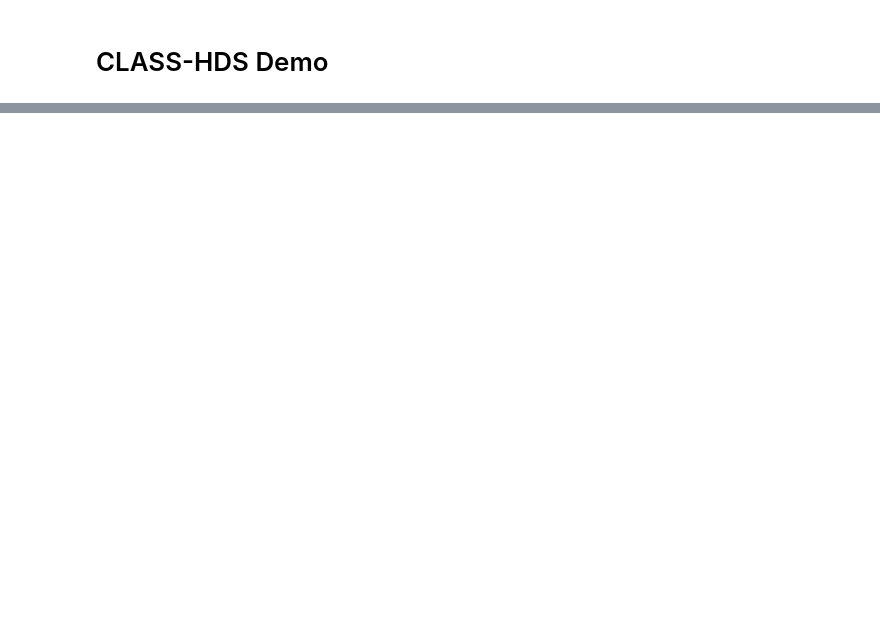
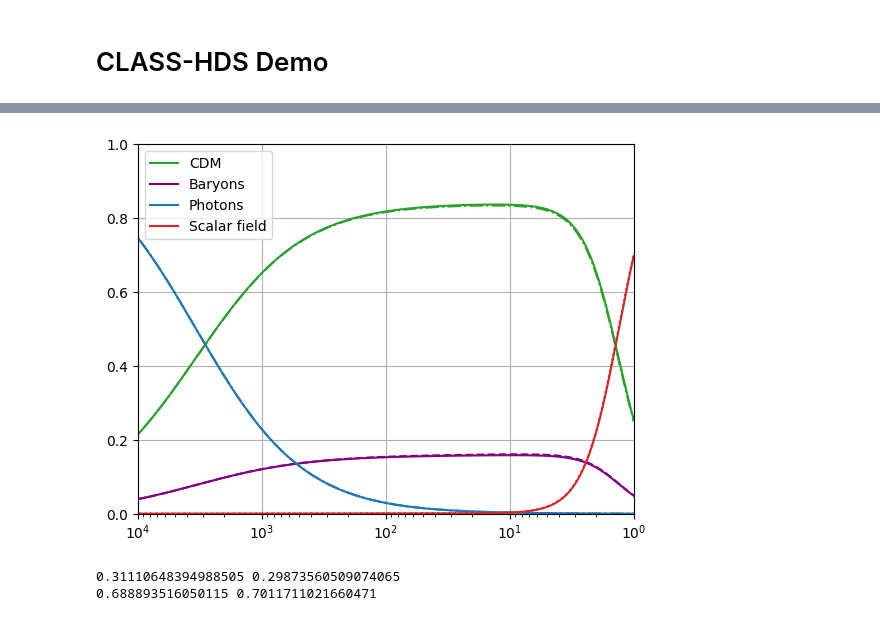
Before and after one commit to joaoreboucas1/class_hds, a Jupyter notebook: notebooks/demo.ipynb, the cells around one changed output, grey strips where cells are left out. Cells and saved outputs as stored; diff of their text form; code cells hidden in the pictures; blank space fills up the shorter version.

```diff
--- a/notebooks/demo.ipynb
+++ b/notebooks/demo.ipynb
@@ -51,2 +74,31 @@ plt.legend()
+# %%
+z, rho_cdm_8, rho_b_8, rho_r_8, rho_scf_8, rho_tot_8 = get_densities_from_bg(bg_8)
+z, rho_cdm_10, rho_b_10, rho_r_10, rho_scf_10, rho_tot_10 = get_densities_from_bg(bg_10)
+
+plt.semilogx(1+z, rho_cdm_10/rho_tot_10, color="tab:green", label="CDM")
+plt.semilogx(1+z, rho_cdm_8/rho_tot_8, color="tab:green", ls="-.")
+plt.semilogx(1+z, rho_b_10/rho_tot_10, color="purple", label="Baryons")
+plt.semilogx(1+z, rho_b_8/rho_tot_8, color="purple", ls="--")
+plt.semilogx(1+z, rho_r_10/rho_tot_10, color="tab:blue", label="Photons")
+plt.semilogx(1+z, rho_r_8/rho_tot_8, color="tab:blue", ls="-.")
+plt.semilogx(1+z, rho_scf_10/rho_tot_10, color="tab:red", label="Scalar field")
+plt.semilogx(1+z, rho_scf_8/rho_tot_8, color="tab:red", ls=":")
+plt.xlim([1e4, 1])
+plt.ylim([0, 1])
+plt.legend()
+plt.grid()
+# %% [output]
+[figure, added]
+# %%
+z, f_cdm, f_b, f_r, f_scf = get_fractions_from_bg(bg_8)
+omega_m = (0.022 + 0.12)/(0.6756)**2
+omega_scf = 1 - omega_m
+actual_omega_m = f_cdm[-1] + f_b[-1]
+actual_omega_scf = f_scf[-1]
+print(omega_m, actual_omega_m)
+print(omega_scf, actual_omega_scf)
+# %% [output]
+0.31110648394988505 0.29873560509074065
+0.688893516050115 0.7011711021660471
 # %%
 # Extracting P(k) and temperature C_l
```
Also changed, not shown: parts of 6 cells of this notebook, 2 other files.
